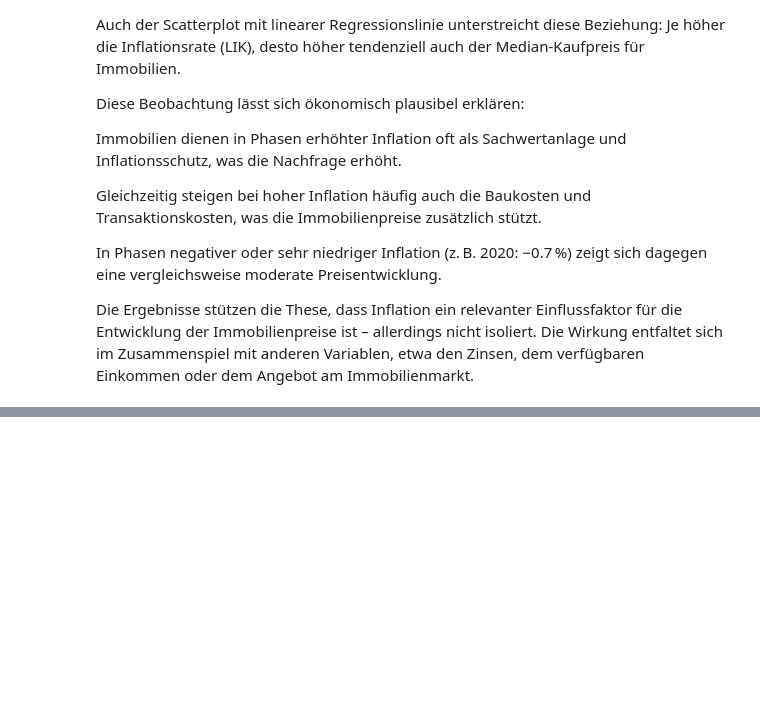
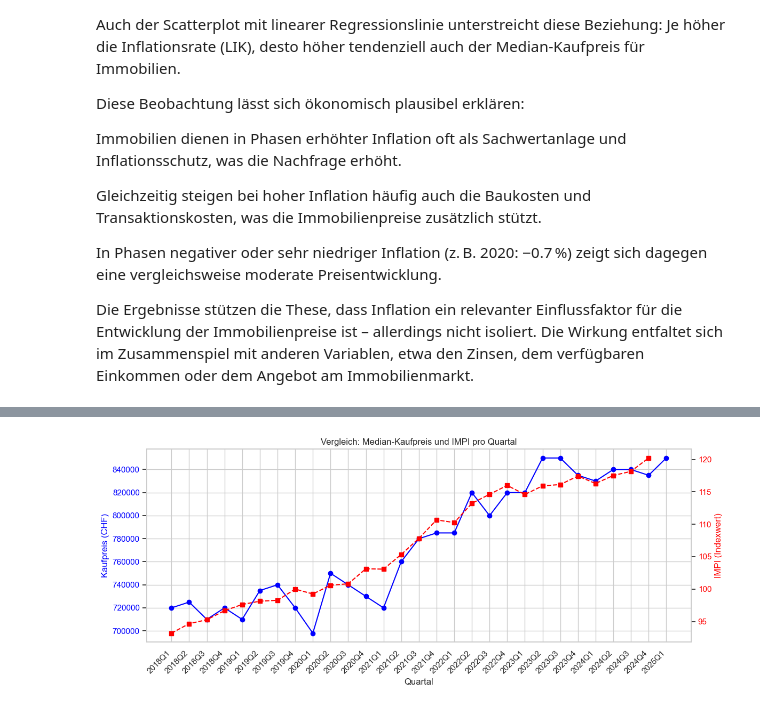
Before and after one commit to noeChicharro/Einfluss_von_Inflation_und_Zinsen_auf_den_Immobilienmark, a Jupyter notebook: src/antonio_jupyter_notebooks/Datenanalyse_Kapitel_4_5.ipynb, the cells around one changed output, grey strips where cells are left out. Saved outputs shown, nothing was run; the diff lists cells and outputs as text; code cells hidden in the pictures; blank space fills up the shorter version.

```diff
--- a/src/antonio_jupyter_notebooks/Datenanalyse_Kapitel_4_5.ipynb
+++ b/src/antonio_jupyter_notebooks/Datenanalyse_Kapitel_4_5.ipynb
@@ -646,0 +736,33 @@ Die Ergebnisse stützen die These, dass Inflation ein relevanter Einflussfaktor
+# %%
+# Formatierte X-Achse mit Jahr und Quartal kombiniert (z. B. 2018Q1, 2018Q2 etc.)
+df_merge_impi['quartal_label'] = df_merge_impi['year'].astype(str) + 'Q' + df_merge_impi['quartal'].astype(str)
+
+# Plot
+fig, ax1 = plt.subplots(figsize=(12, 5))
+
+# Linke Y-Achse: Median-Kaufpreis
+ax1.plot(df_merge_impi['quartal_label'], df_merge_impi['median_kaufpreis'],
+         color='blue', marker='o', label='Median-Kaufpreis')
+ax1.set_ylabel('Kaufpreis (CHF)', color='blue')
+ax1.tick_params(axis='y', labelcolor='blue')
+ax1.grid(True)
+
+# Rechte Y-Achse: IMPI
+ax2 = ax1.twinx()
+ax2.plot(df_merge_impi['quartal_label'], df_merge_impi['impi_index'],
+         color='red', marker='s', linestyle='--', label='IMPI')
+ax2.set_ylabel('IMPI (Indexwert)', color='red')
+ax2.tick_params(axis='y', labelcolor='red')
+ax2.grid(False)
+
+# X-Achse formatieren
+ax1.set_xticks(df_merge_impi['quartal_label'])
+ax1.set_xticklabels(df_merge_impi['quartal_label'], rotation=45, ha='right')
+
+# Titel und Layout
+ax1.set_xlabel('Quartal')
+plt.title('Vergleich: Median-Kaufpreis und IMPI pro Quartal')
+plt.tight_layout()
+plt.show()
+# %% [output]
+[figure, added]
```
Also changed, not shown: parts of 8 cells of this notebook, 1 other file.
